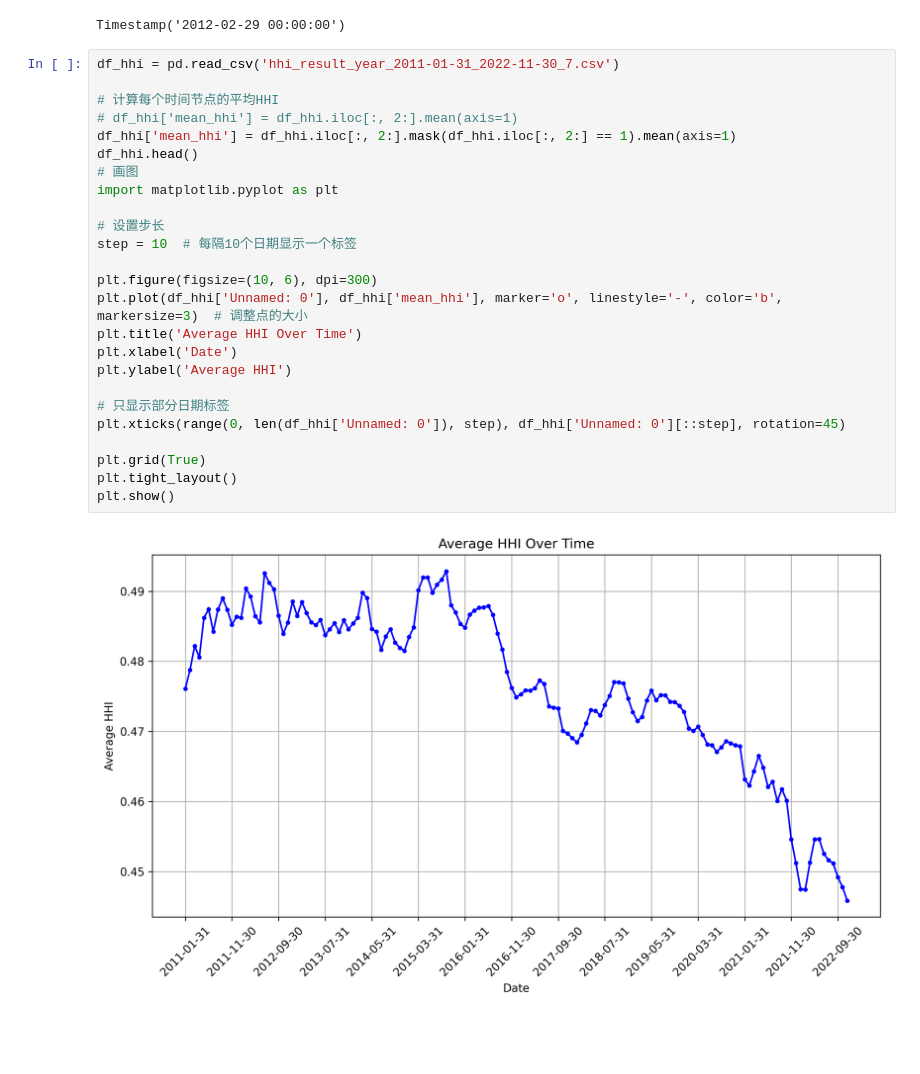
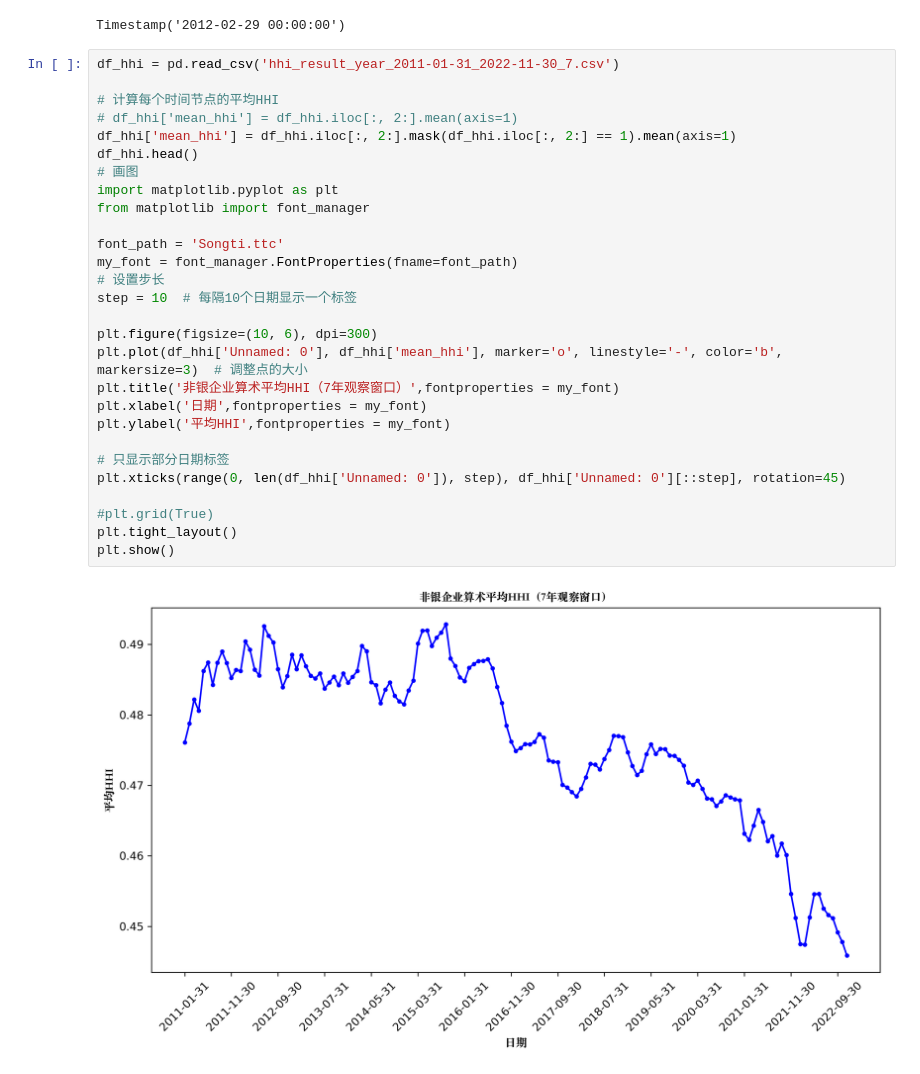
Before and after one commit to Lawrenceeeeeeee/bond, a Jupyter notebook: 利率期限结构.ipynb, the cells around one changed output. Saved outputs shown, nothing was run; the diff lists cells and outputs as text; blank space fills up the shorter version.

```diff
--- a/利率期限结构.ipynb
+++ b/利率期限结构.ipynb
@@ -337,27 +347,30 @@ Timestamp('2012-02-29 00:00:00')
 # %%
 df_hhi = pd.read_csv('hhi_result_year_2011-01-31_2022-11-30_7.csv')
 
 # 计算每个时间节点的平均HHI
 # df_hhi['mean_hhi'] = df_hhi.iloc[:, 2:].mean(axis=1)
 df_hhi['mean_hhi'] = df_hhi.iloc[:, 2:].mask(df_hhi.iloc[:, 2:] == 1).mean(axis=1)
 df_hhi.head()
 # 画图
 import matplotlib.pyplot as plt
+from matplotlib import font_manager
 
+font_path = 'Songti.ttc'
+my_font = font_manager.FontProperties(fname=font_path)
 # 设置步长
 step = 10  # 每隔10个日期显示一个标签
 
 plt.figure(figsize=(10, 6), dpi=300)
 plt.plot(df_hhi['Unnamed: 0'], df_hhi['mean_hhi'], marker='o', linestyle='-', color='b', markersize=3)  # 调整点的大小
-plt.title('Average HHI Over Time')
-plt.xlabel('Date')
-plt.ylabel('Average HHI')
+plt.title('非银企业算术平均HHI（7年观察窗口）',fontproperties = my_font)
+plt.xlabel('日期',fontproperties = my_font)
+plt.ylabel('平均HHI',fontproperties = my_font)
 
 # 只显示部分日期标签
 plt.xticks(range(0, len(df_hhi['Unnamed: 0']), step), df_hhi['Unnamed: 0'][::step], rotation=45)
 
-plt.grid(True)
+#plt.grid(True)
 plt.tight_layout()
 plt.show()
 # %% [output]
-[figure, old version]
+[figure, new version]
```
Also changed, not shown: parts of 5 cells of this notebook, 18 other files.
